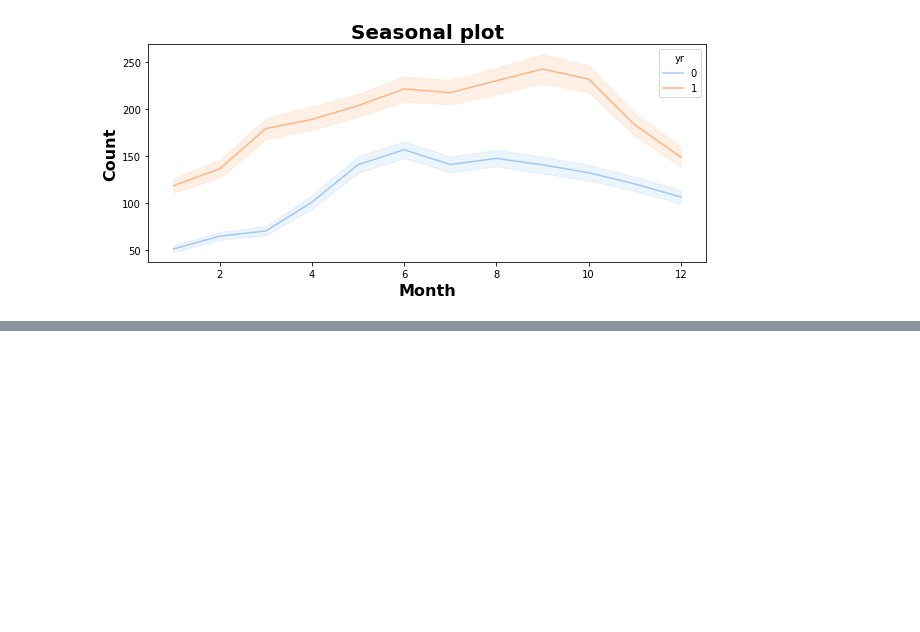
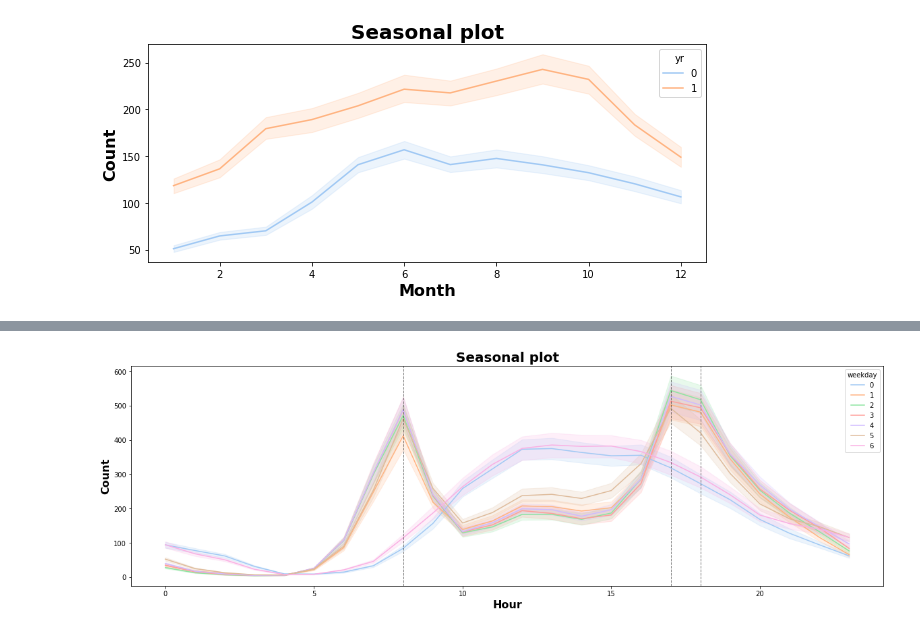
Before and after one commit to gotobcn8/sharing-bike-data, a Jupyter notebook: analysis.ipynb, the cells around one changed output, grey strips where cells are left out. Cells and saved outputs as stored; diff of their text form; code cells hidden in the pictures; blank space fills up the shorter version.

```diff
--- a/analysis.ipynb
+++ b/analysis.ipynb
@@ -87,0 +112,14 @@ fig.savefig('output/seanal-cnt-year.svg',format='svg',dpi=150)
+# %%
+fig, ax = plt.subplots(figsize=(20, 6))
+palette = sns.color_palette("pastel", 7)
+sns.lineplot(rides['hr'], rides['cnt'], hue=rides['weekday'], palette=palette)
+ax.set_title('Seasonal plot', fontsize = 20, loc='center', fontdict=dict(weight='bold'))
+ax.set_xlabel('Hour', fontsize = 16, fontdict=dict(weight='bold'))
+ax.set_ylabel('Count', fontsize = 16, fontdict=dict(weight='bold'))
+plt.axvline(x=8, color='black', linestyle='--', linewidth=1, alpha=0.5)
+plt.axvline(x=17, color='black', linestyle='--', linewidth=1, alpha=0.5)
+plt.axvline(x=18, color='black', linestyle='--', linewidth=1, alpha=0.5)
+
+fig.savefig('output/day-hour-cnt.svg',format='svg',dpi=150)
+# %% [output]
+[figure, added]
```
Also changed, not shown: parts of 8 cells of this notebook, 15 other files.
